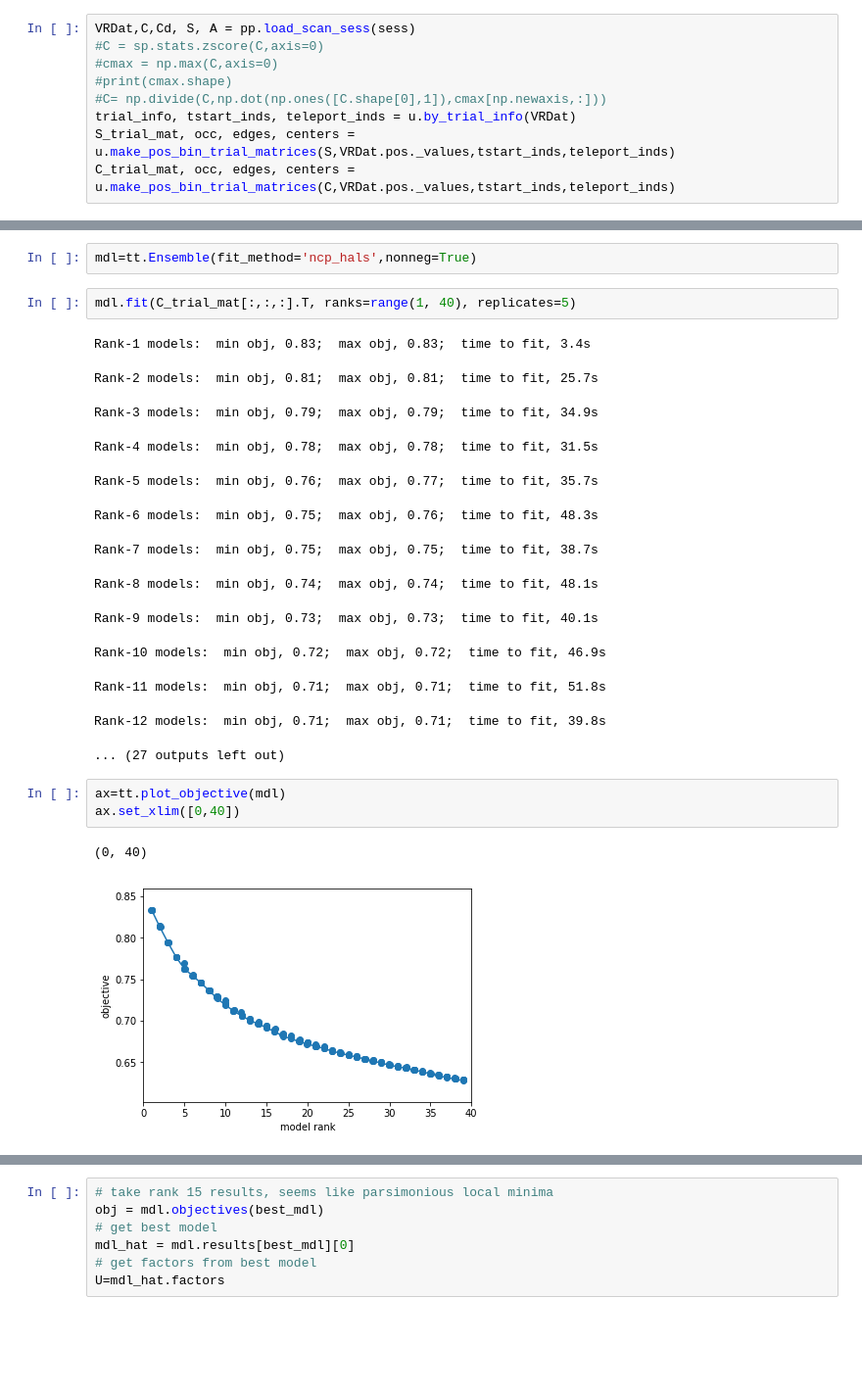
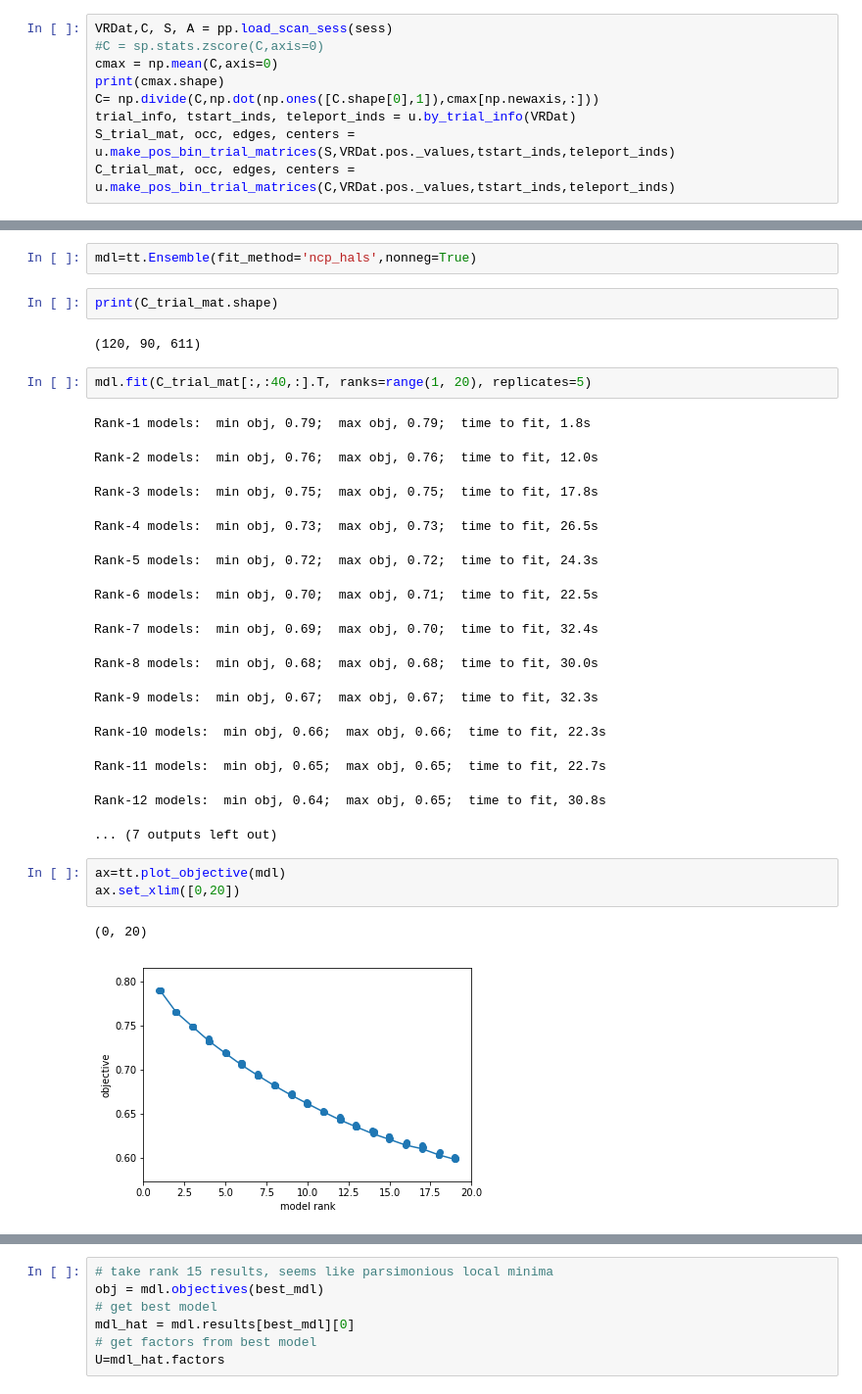
Before and after one commit to GiocomoLab/MightyMorphingPhotonRangers, a Jupyter notebook: TCA/Untitled.ipynb, the cells around one changed output, grey strips where cells are left out. Shown at 98% size. Drawn from its saved outputs; the diff is of its cells as text; blank space fills up the shorter version.

```diff
--- a/TCA/Untitled.ipynb
+++ b/TCA/Untitled.ipynb
@@ -20,11 +20,11 @@ df_mouse = df_mouse[df_mouse['Track'].str.match('TwoTower_noTimeout') | df_mouse
 
 sess = df_mouse.iloc[10]
 # %%
-VRDat,C,Cd, S, A = pp.load_scan_sess(sess)
+VRDat,C, S, A = pp.load_scan_sess(sess)
 #C = sp.stats.zscore(C,axis=0)
-#cmax = np.max(C,axis=0)
-#print(cmax.shape)
-#C= np.divide(C,np.dot(np.ones([C.shape[0],1]),cmax[np.newaxis,:]))
+cmax = np.mean(C,axis=0)
+print(cmax.shape)
+C= np.divide(C,np.dot(np.ones([C.shape[0],1]),cmax[np.newaxis,:]))
 trial_info, tstart_inds, teleport_inds = u.by_trial_info(VRDat)
 S_trial_mat, occ, edges, centers = u.make_pos_bin_trial_matrices(S,VRDat.pos._values,tstart_inds,teleport_inds)
 C_trial_mat, occ, edges, centers = u.make_pos_bin_trial_matrices(C,VRDat.pos._values,tstart_inds,teleport_inds)
@@ -62,27 +63,31 @@ dict_keys(['morphs', 'max_pos', 'rewards', 'zone0_licks', 'zone1_licks', 'zone0_
 # %%
 mdl=tt.Ensemble(fit_method='ncp_hals',nonneg=True)
+# %%
+print(C_trial_mat.shape)
+# %% [output]
+(120, 90, 611)
 # %%
-mdl.fit(C_trial_mat[:,:,:].T, ranks=range(1, 40), replicates=5)
+mdl.fit(C_trial_mat[:,:40,:].T, ranks=range(1, 20), replicates=5)
 # %% [output]
-Rank-1 models:  min obj, 0.83;  max obj, 0.83;  time to fit, 3.4s
+Rank-1 models:  min obj, 0.79;  max obj, 0.79;  time to fit, 1.8s
-Rank-2 models:  min obj, 0.81;  max obj, 0.81;  time to fit, 25.7s
+Rank-2 models:  min obj, 0.76;  max obj, 0.76;  time to fit, 12.0s
-Rank-3 models:  min obj, 0.79;  max obj, 0.79;  time to fit, 34.9s
+Rank-3 models:  min obj, 0.75;  max obj, 0.75;  time to fit, 17.8s
-Rank-4 models:  min obj, 0.78;  max obj, 0.78;  time to fit, 31.5s
+Rank-4 models:  min obj, 0.73;  max obj, 0.73;  time to fit, 26.5s
-Rank-5 models:  min obj, 0.76;  max obj, 0.77;  time to fit, 35.7s
+Rank-5 models:  min obj, 0.72;  max obj, 0.72;  time to fit, 24.3s
-Rank-6 models:  min obj, 0.75;  max obj, 0.76;  time to fit, 48.3s
+Rank-6 models:  min obj, 0.70;  max obj, 0.71;  time to fit, 22.5s
-Rank-7 models:  min obj, 0.75;  max obj, 0.75;  time to fit, 38.7s
+Rank-7 models:  min obj, 0.69;  max obj, 0.70;  time to fit, 32.4s
-Rank-8 models:  min obj, 0.74;  max obj, 0.74;  time to fit, 48.1s
+Rank-8 models:  min obj, 0.68;  max obj, 0.68;  time to fit, 30.0s
-Rank-9 models:  min obj, 0.73;  max obj, 0.73;  time to fit, 40.1s
+Rank-9 models:  min obj, 0.67;  max obj, 0.67;  time to fit, 32.3s
-Rank-10 models:  min obj, 0.72;  max obj, 0.72;  time to fit, 46.9s
+Rank-10 models:  min obj, 0.66;  max obj, 0.66;  time to fit, 22.3s
-Rank-11 models:  min obj, 0.71;  max obj, 0.71;  time to fit, 51.8s
+Rank-11 models:  min obj, 0.65;  max obj, 0.65;  time to fit, 22.7s
-Rank-12 models:  min obj, 0.71;  max obj, 0.71;  time to fit, 39.8s
+Rank-12 models:  min obj, 0.64;  max obj, 0.65;  time to fit, 30.8s
-... (27 outputs left out)
+... (7 outputs left out)
 # %%
 ax=tt.plot_objective(mdl)
-ax.set_xlim([0,40])
+ax.set_xlim([0,20])
 # %% [output]
-(0, 40)
+(0, 20)
-[figure, old version]
+[figure, new version]
 # %%
 ax=tt.plot_similarity(mdl)
 #ax.set_xlim([10,25])
```
Also changed, not shown: parts of 6 cells of this notebook, 10 other files.
